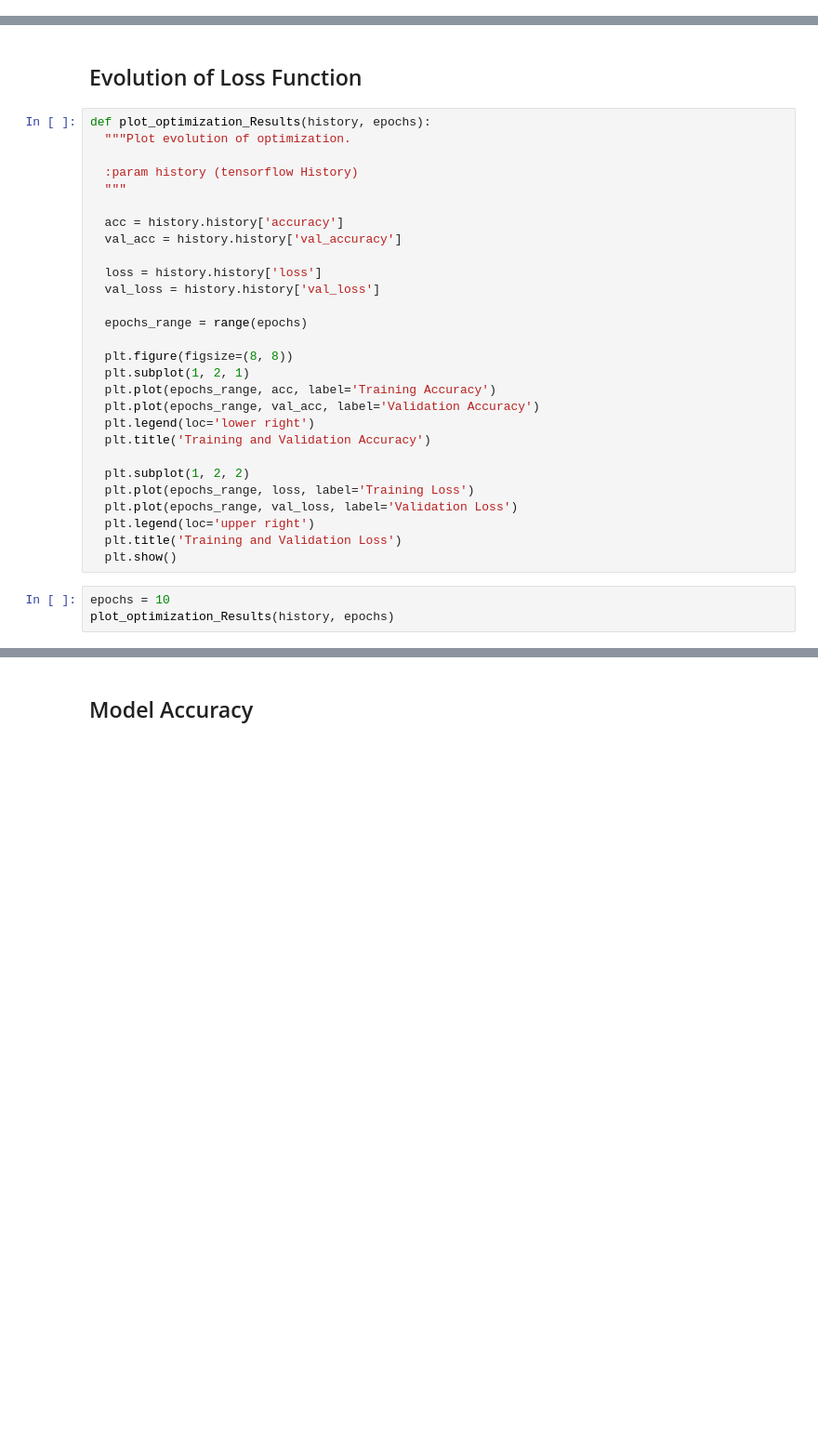
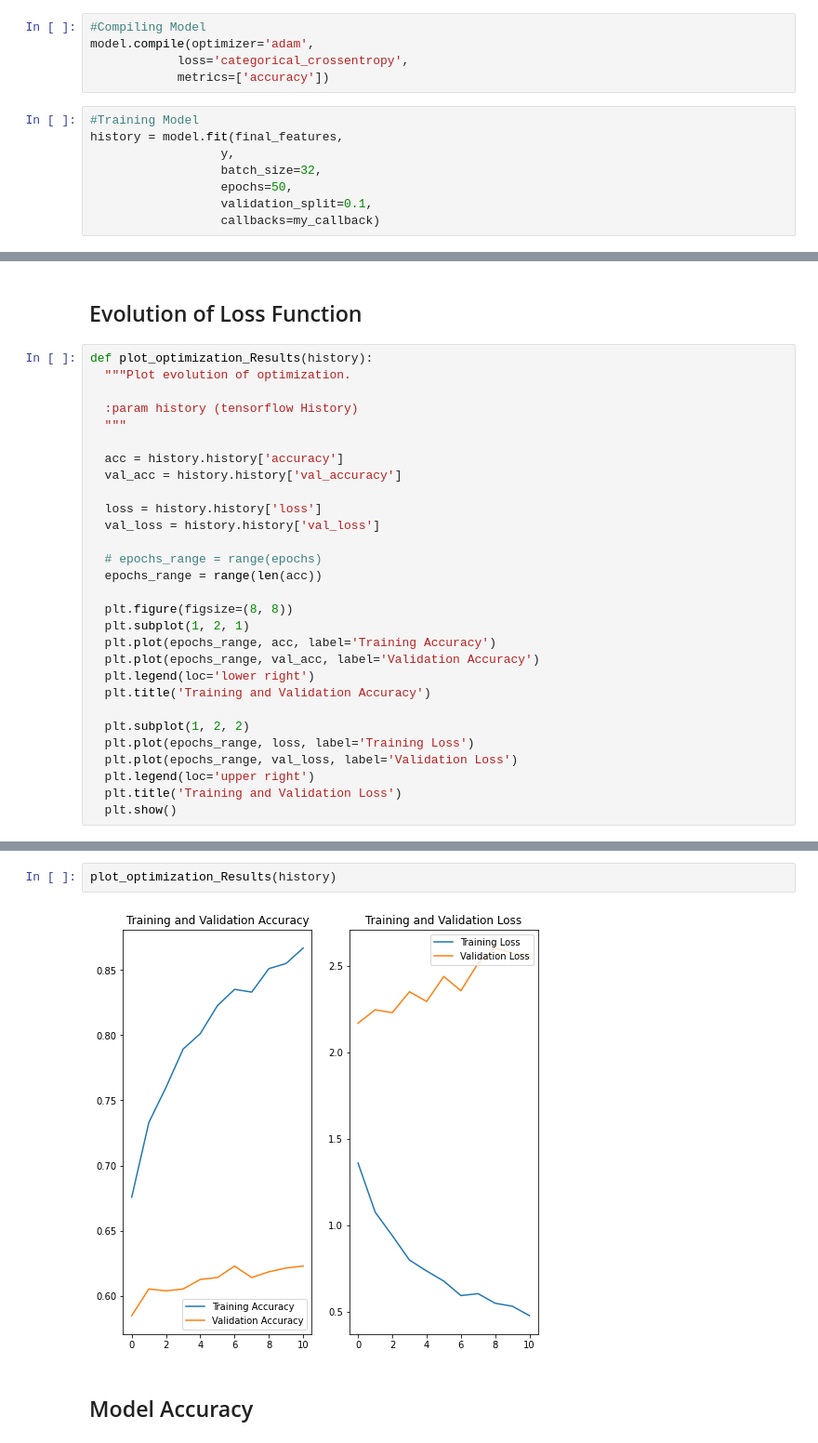
Before and after one commit to oliveirampo/dog_breed_classification, a Jupyter notebook: train_model.ipynb, the cells around one changed output, grey strips where cells are left out. Shown at 93% size. Cells and saved outputs as stored; diff of their text form; blank space fills up the shorter version.

```diff
--- a/train_model.ipynb
+++ b/train_model.ipynb
@@ -327,0 +297,13 @@ Epoch 40/40
+# %%
+#Compiling Model
+model.compile(optimizer='adam',
+            loss='categorical_crossentropy',
+            metrics=['accuracy'])
+# %%
+#Training Model
+history = model.fit(final_features,
+                  y,
+                  batch_size=32,
+                  epochs=50,
+                  validation_split=0.1,
+                  callbacks=my_callback)
@@ -365,7 +412,7 @@ _________________________________________________________________
 # %% [markdown]
 ## Evolution of Loss Function
 # %%
-def plot_optimization_Results(history, epochs):
+def plot_optimization_Results(history):
   """Plot evolution of optimization.
 
   :param history (tensorflow History)
@@ -377,7 +424,8 @@ def plot_optimization_Results(history, epochs):
   loss = history.history['loss']
   val_loss = history.history['val_loss']
 
-  epochs_range = range(epochs)
+  # epochs_range = range(epochs)
+  epochs_range = range(len(acc))
 
   plt.figure(figsize=(8, 8))
   plt.subplot(1, 2, 1)
@@ -392,6 +440,3 @@ def plot_optimization_Results(history, epochs):
   plt.legend(loc='upper right')
   plt.title('Training and Validation Loss')
   plt.show()
-# %%
-epochs = 10
-plot_optimization_Results(history, epochs)
@@ -400,3 +443,7 @@ plot_optimization_Results(history, epochs)
+# %%
+plot_optimization_Results(history)
+# %% [output]
+[figure, added]
 # %% [markdown]
 ## Model Accuracy
 # %%
```
Also changed, not shown: parts of 46 cells of this notebook.
